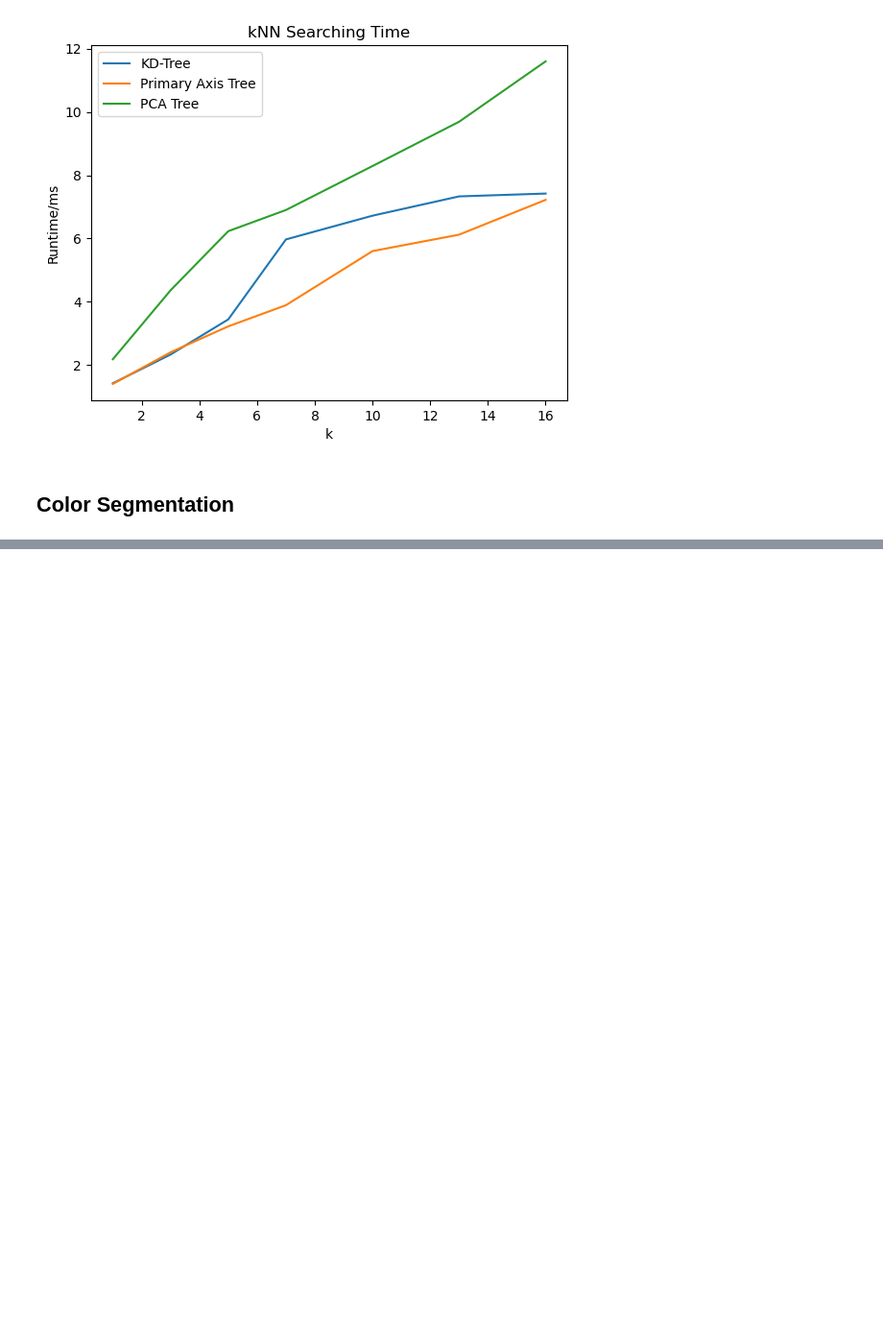
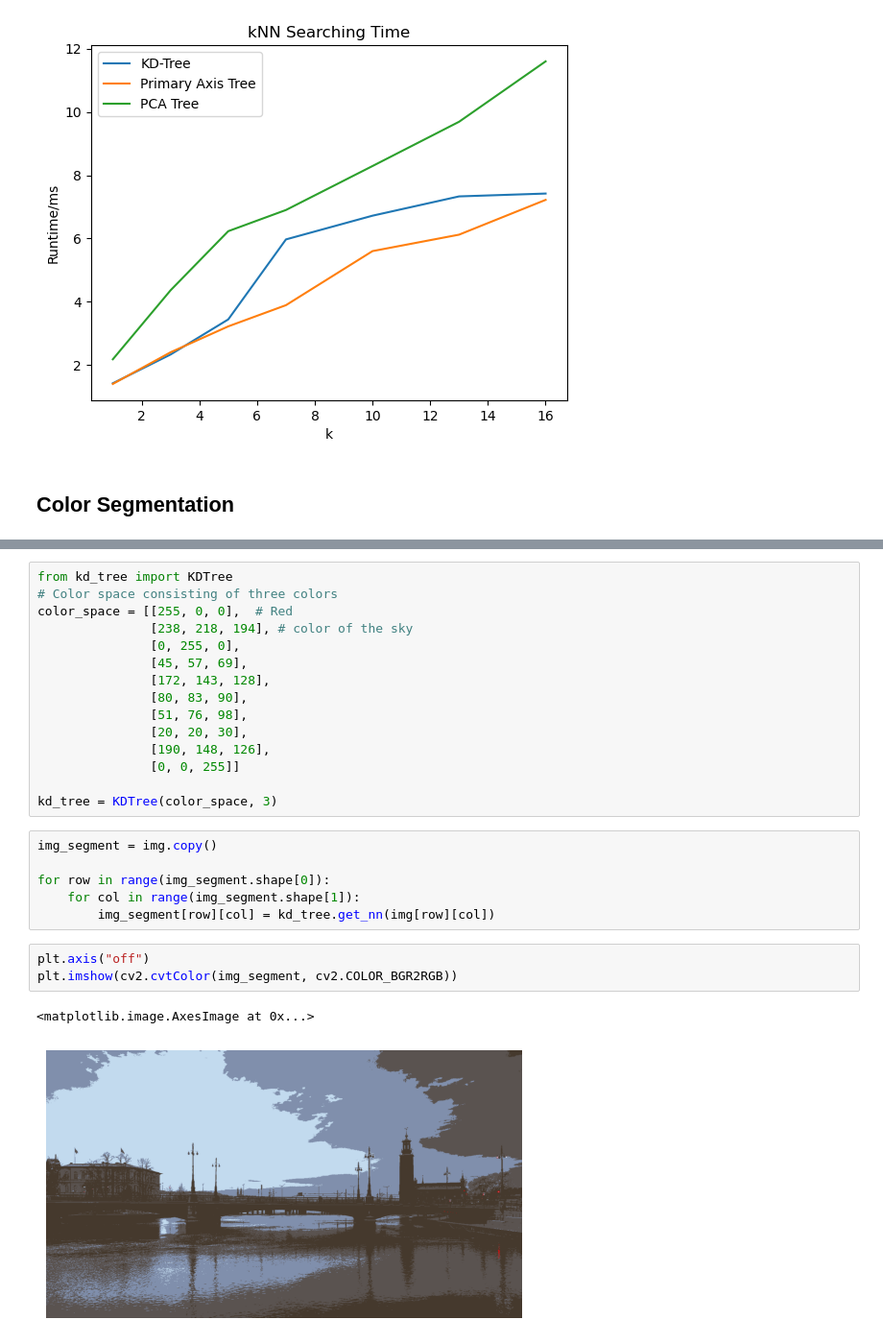
Before and after one commit to Aden-Q/csci-8442, a Jupyter notebook: train_test.ipynb, the cells around one changed output, grey strips where cells are left out. Shown at 96% size. Cells and saved outputs as stored; diff of their text form; blank space fills up the shorter version.

```diff
--- a/train_test.ipynb
+++ b/train_test.ipynb
@@ -559,0 +583,27 @@ ModuleNotFoundError: No module named 'cv2'
+# %%
+from kd_tree import KDTree
+# Color space consisting of three colors
+color_space = [[255, 0, 0],  # Red
+               [238, 218, 194], # color of the sky
+               [0, 255, 0],
+               [45, 57, 69],
+               [172, 143, 128],
+               [80, 83, 90],
+               [51, 76, 98],
+               [20, 20, 30],
+               [190, 148, 126],
+               [0, 0, 255]]
+
+kd_tree = KDTree(color_space, 3)
+# %%
+img_segment = img.copy()
+
+for row in range(img_segment.shape[0]):
+    for col in range(img_segment.shape[1]):
+        img_segment[row][col] = kd_tree.get_nn(img[row][col])
+# %%
+plt.axis("off")
+plt.imshow(cv2.cvtColor(img_segment, cv2.COLOR_BGR2RGB))
+# %% [output]
+<matplotlib.image.AxesImage at 0x...>
+[figure, added]
```
Also changed, not shown: parts of 37 cells of this notebook, 6 other files.
